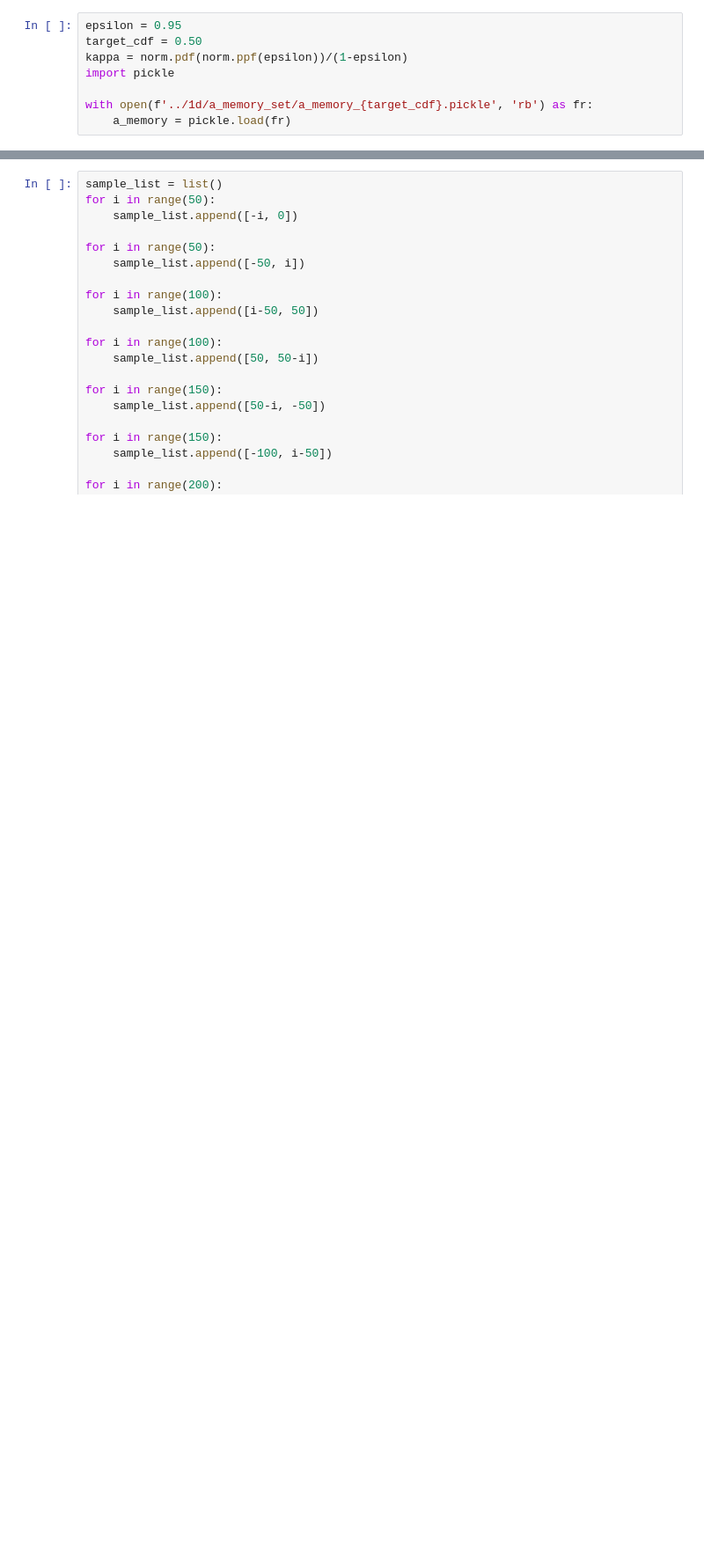
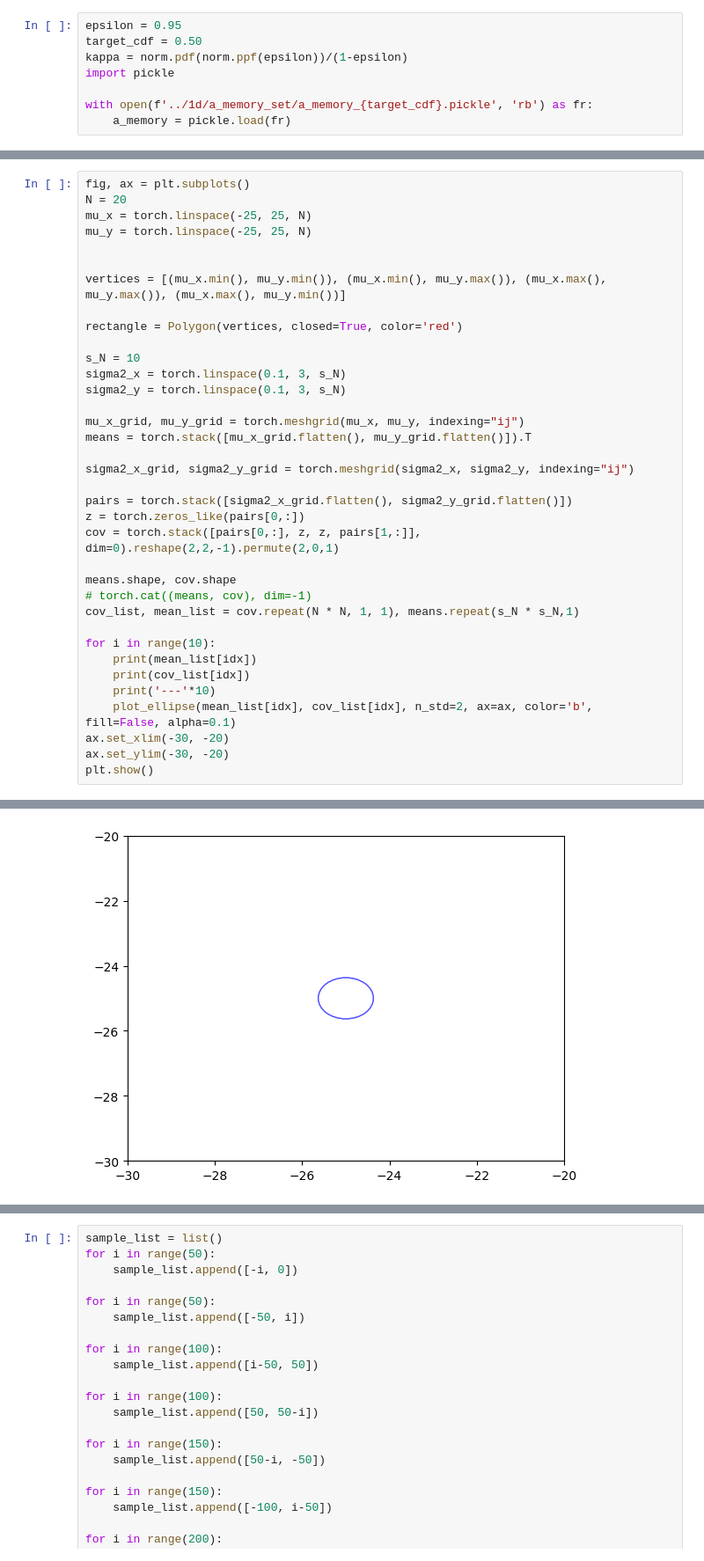
Before and after one commit to HyeongChanHam/temp, a Jupyter notebook: 2d/2D ambiguity set visualization.ipynb, the cells around one changed output, grey strips where cells are left out. Shown at 88% size. Cells and saved outputs as stored; diff of their text form; blank space fills up the shorter version.

```diff
--- a/2d/2D ambiguity set visualization.ipynb
+++ b/2d/2D ambiguity set visualization.ipynb
@@ -586,0 +759,37 @@ interactive(children=(FloatSlider(value=0.0, description='Major Axis (a)', min=-
+# %%
+fig, ax = plt.subplots()
+N = 20
+mu_x = torch.linspace(-25, 25, N)
+mu_y = torch.linspace(-25, 25, N)
+
+
+vertices = [(mu_x.min(), mu_y.min()), (mu_x.min(), mu_y.max()), (mu_x.max(), mu_y.max()), (mu_x.max(), mu_y.min())]
+
+rectangle = Polygon(vertices, closed=True, color='red')
+
+s_N = 10
+sigma2_x = torch.linspace(0.1, 3, s_N)
+sigma2_y = torch.linspace(0.1, 3, s_N)
+
+mu_x_grid, mu_y_grid = torch.meshgrid(mu_x, mu_y, indexing="ij")
+means = torch.stack([mu_x_grid.flatten(), mu_y_grid.flatten()]).T
+
+sigma2_x_grid, sigma2_y_grid = torch.meshgrid(sigma2_x, sigma2_y, indexing="ij")
+
+pairs = torch.stack([sigma2_x_grid.flatten(), sigma2_y_grid.flatten()])
+z = torch.zeros_like(pairs[0,:])
+cov = torch.stack([pairs[0,:], z, z, pairs[1,:]], dim=0).reshape(2,2,-1).permute(2,0,1)
+
+means.shape, cov.shape
+# torch.cat((means, cov), dim=-1)
+cov_list, mean_list = cov.repeat(N * N, 1, 1), means.repeat(s_N * s_N,1)
+
+for i in range(10):
+    print(mean_list[idx])
+    print(cov_list[idx])
+    print('---'*10)
+    plot_ellipse(mean_list[idx], cov_list[idx], n_std=2, ax=ax, color='b', fill=False, alpha=0.1)
+ax.set_xlim(-30, -20)
+ax.set_ylim(-30, -20)
+plt.show()
+# %% [output]
@@ -586,0 +813 @@ interactive(children=(FloatSlider(value=0.0, description='Major Axis (a)', min=-
+[figure, added]
```
Also changed, not shown: parts of 16 cells of this notebook, 1 other file.
